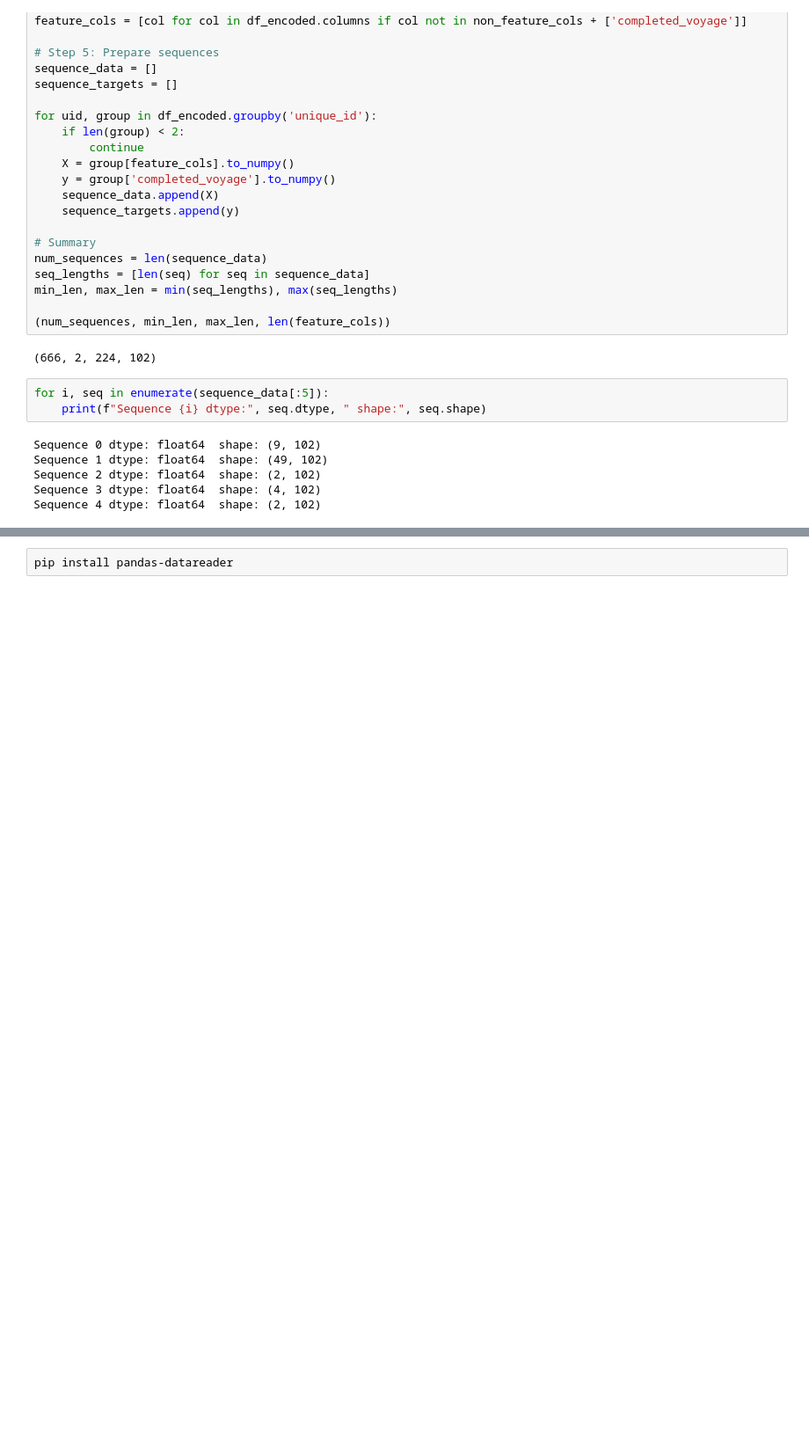
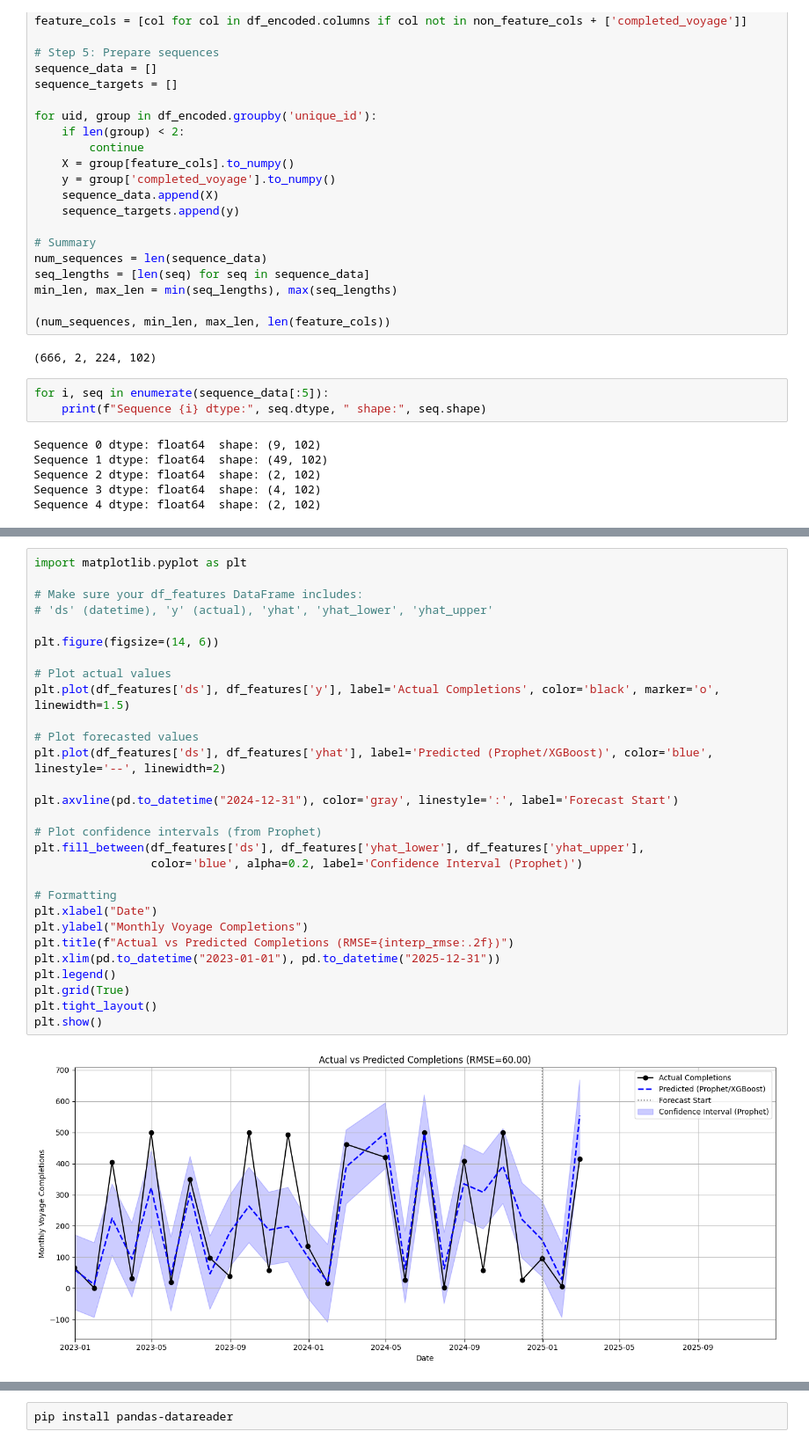
Before and after one commit to roziii/chingu_segment_analysis, a Jupyter notebook: application_completion-auto_regressive_model.ipynb, the cells around one changed output, grey strips where cells are left out. Shown at 88% size. Cells and saved outputs as stored; diff of their text form; blank space fills up the shorter version.

```diff
--- a/application_completion-auto_regressive_model.ipynb
+++ b/application_completion-auto_regressive_model.ipynb
@@ -463,0 +671,31 @@ print(significant.sort_values(by='holidays', ascending=False))
+# %%
+import matplotlib.pyplot as plt
+
+# Make sure your df_features DataFrame includes:
+# 'ds' (datetime), 'y' (actual), 'yhat', 'yhat_lower', 'yhat_upper'
+
+plt.figure(figsize=(14, 6))
+
+# Plot actual values
+plt.plot(df_features['ds'], df_features['y'], label='Actual Completions', color='black', marker='o', linewidth=1.5)
+
+# Plot forecasted values
+plt.plot(df_features['ds'], df_features['yhat'], label='Predicted (Prophet/XGBoost)', color='blue', linestyle='--', linewidth=2)
+
+plt.axvline(pd.to_datetime("2024-12-31"), color='gray', linestyle=':', label='Forecast Start')
+
+# Plot confidence intervals (from Prophet)
+plt.fill_between(df_features['ds'], df_features['yhat_lower'], df_features['yhat_upper'],
+                 color='blue', alpha=0.2, label='Confidence Interval (Prophet)')
+
+# Formatting
+plt.xlabel("Date")
+plt.ylabel("Monthly Voyage Completions")
+plt.title(f"Actual vs Predicted Completions (RMSE={interp_rmse:.2f})")
+plt.xlim(pd.to_datetime("2023-01-01"), pd.to_datetime("2025-12-31"))
+plt.legend()
+plt.grid(True)
+plt.tight_layout()
+plt.show()
+# %% [output]
+[figure, added]
```
Also changed, not shown: parts of 22 cells of this notebook, 1 other file.
